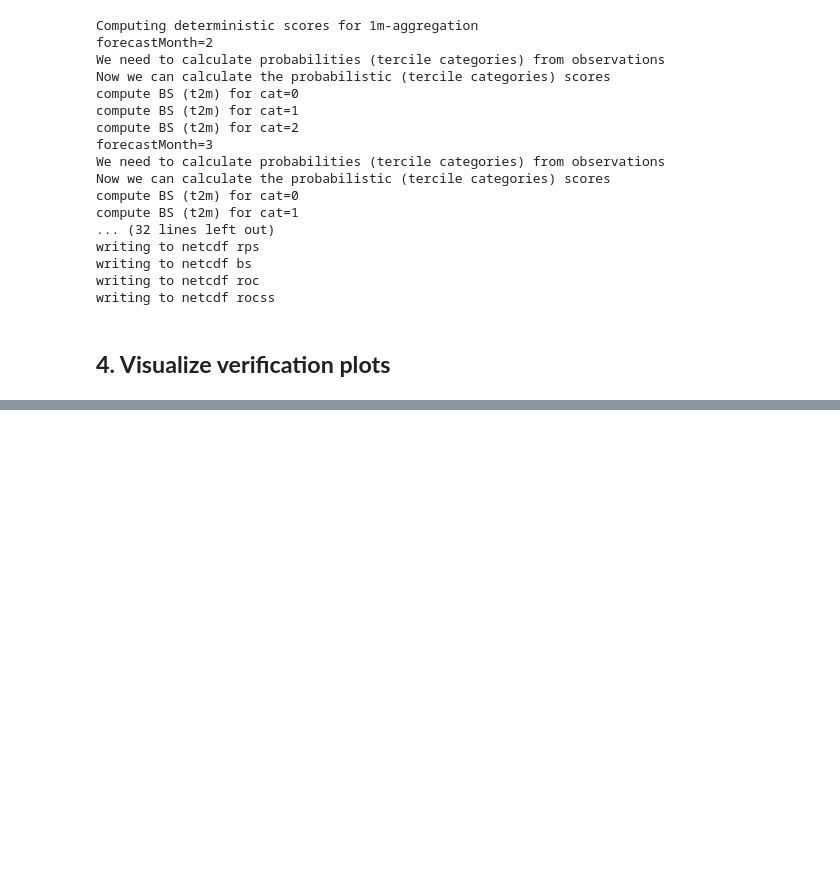
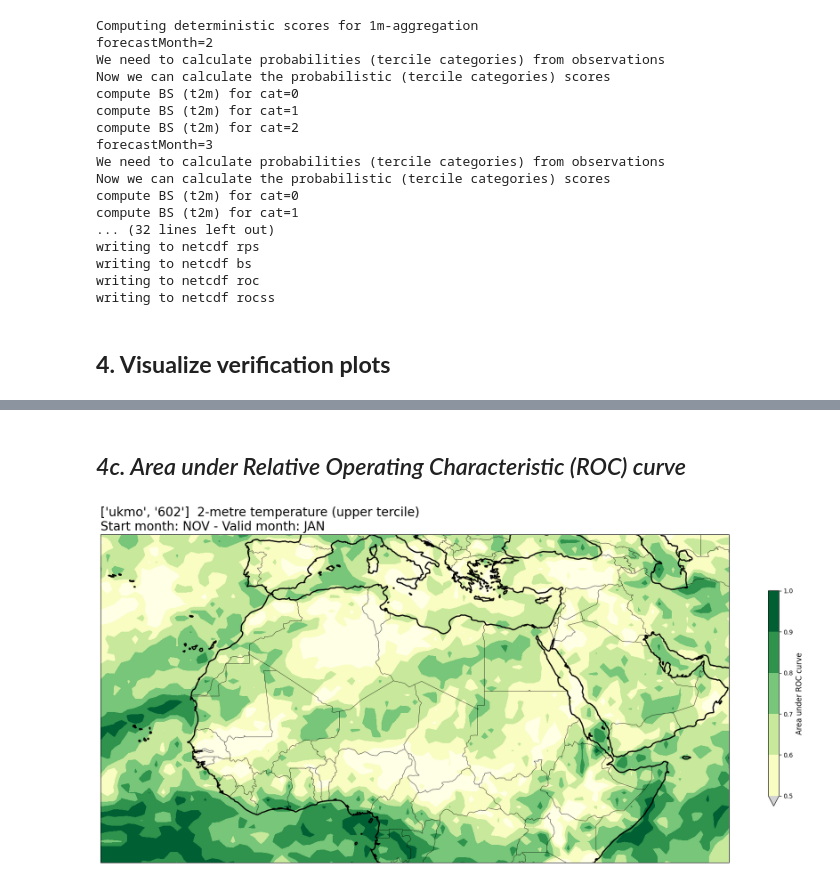
Before and after one commit to Mohamed-01-git/MODELIZATION, a Jupyter notebook: seasonal-forcast-1993-2016-djf.ipynb, the cells around one changed output, grey strips where cells are left out. Cells and saved outputs as stored; diff of their text form; code cells hidden in the pictures; blank space fills up the shorter version.

```diff
--- a/seasonal-forcast-1993-2016-djf.ipynb
+++ b/seasonal-forcast-1993-2016-djf.ipynb
@@ -769,0 +502,27 @@ widgets.interactive(plot_rsquared, aggr=aggr_dropdown, fcmonth=fcmonth_slider)
+# %% [markdown]
+## *4c. Area under Relative Operating Characteristic (ROC) curve*
+# %%
+# READ scores xr.Datasets
+def plot_roc(aggr,fcmonth,cat):
+    roc = xr.open_dataset(f'{SCOREDIR}/{hcst_bname}.{aggr}.roc.nc')
+    thisroc = roc.sel(forecastMonth=fcmonth)
+
+    for var in thisroc.data_vars:
+        fig = plt.figure(figsize=(18,10))
+        ax = plt.axes(projection=ccrs.PlateCarree())
+        ax.add_feature(cfeature.BORDERS, edgecolor='black', linewidth=0.5)
+        ax.add_feature(cfeature.COASTLINE, edgecolor='black', linewidth=2.)
+        avalues = thisroc.sel(category=icat)[var].values
+        cs = plt.contourf(thisroc[var].lon,thisroc[var].lat,avalues,levels=np.linspace(0.5,1.,6),cmap='YlGn', extend='min')
+        cs.cmap.set_under('lightgray')
+        cb = plt.colorbar(shrink=0.5)
+        cb.ax.set_ylabel('Area under ROC curve',fontsize=12)
+        plt.title(tit_line1 + f' {VARNAMES[var]}' + f' ({CATNAMES[icat]})\n' + tit_line2, loc='left')
+        plt.tight_layout()
+        plt.show()
+cat_slider=widgets.IntSlider(value=3,min=0,max=2,step=1,description="cat")
+fcmonth_slider=widgets.IntSlider(value=3,min=2,max=4,step=1,description="fcmonth")
+aggr_droptown=widgets.Dropdown(options=["1m","3m"],value="1m",description="aggr")
+widgets.interactive(plot_roc,aggr=aggr_droptown,fcmonth=fcmonth_slider,cat=cat_slider)
+# %% [output]
+[figure, added]
```
Also changed, not shown: parts of 21 cells of this notebook.
